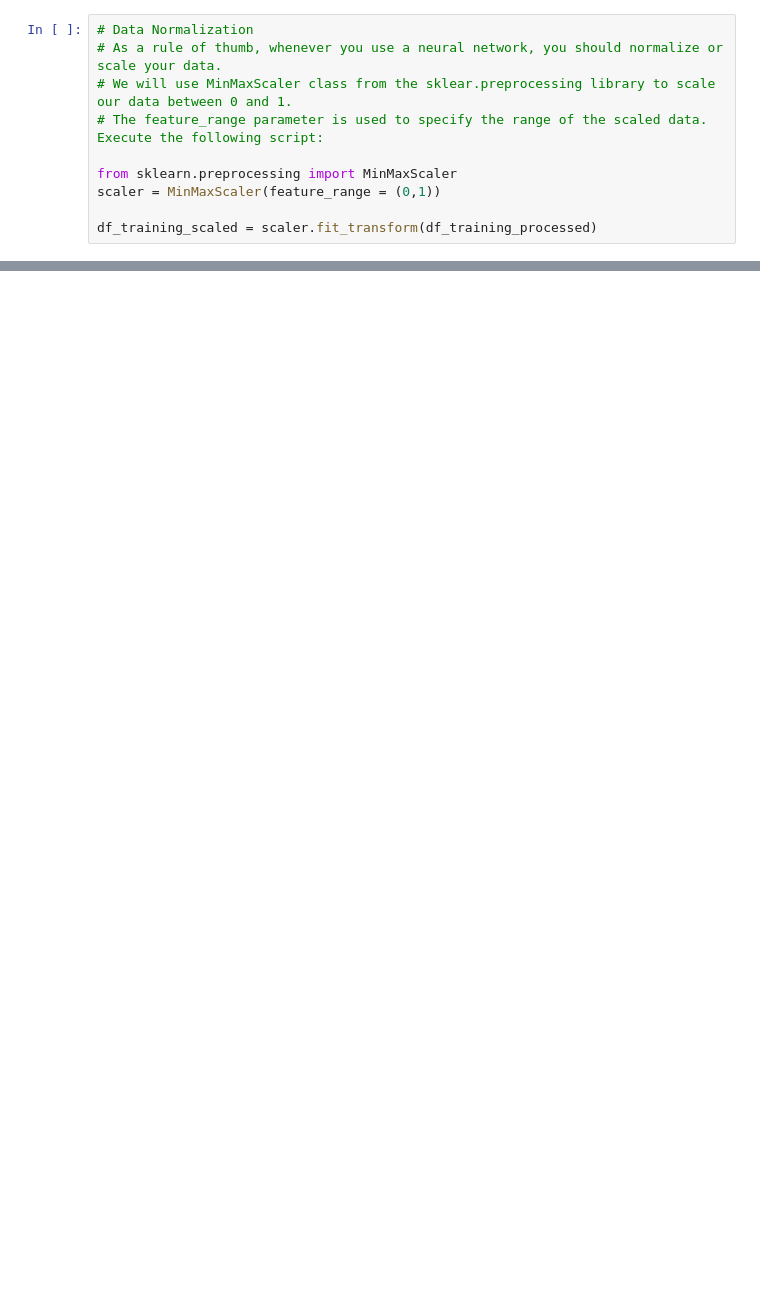
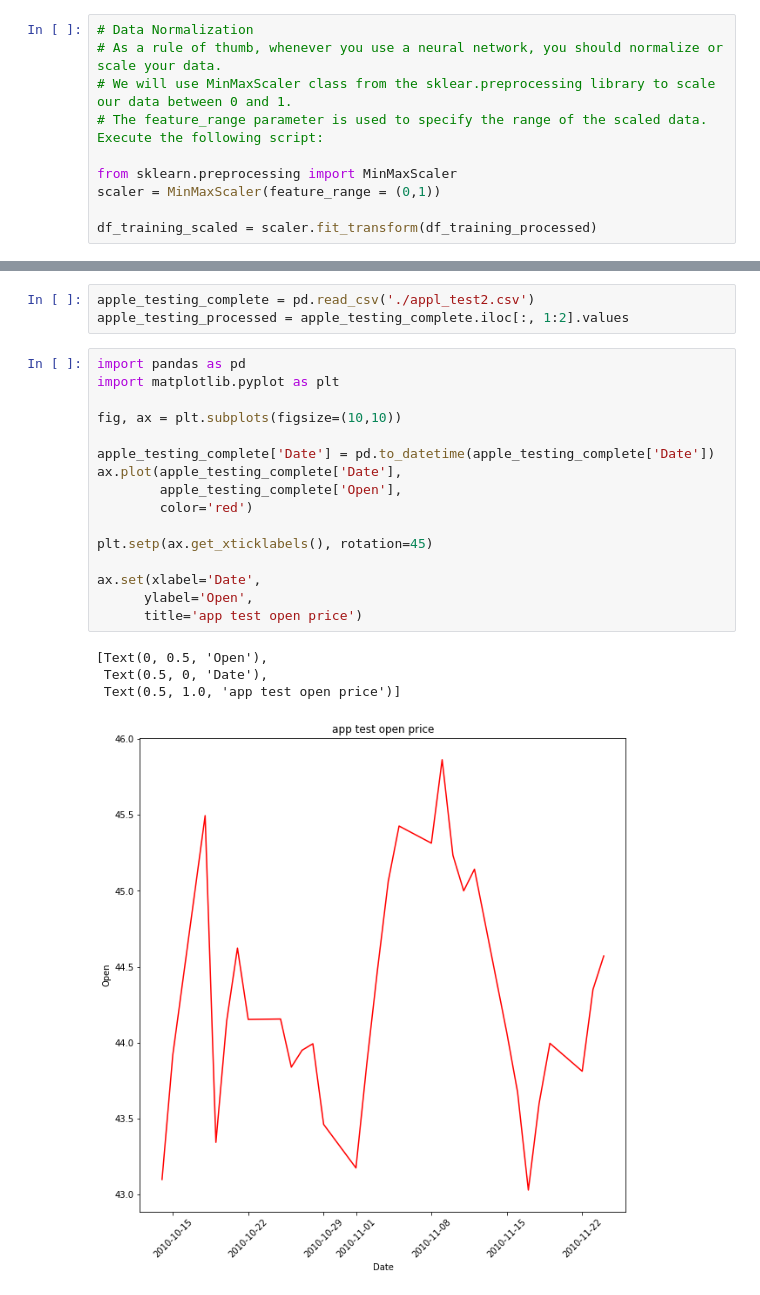
Before and after one commit to thomashuan88/python_ml, a Jupyter notebook: python - time series.ipynb, the cells around one changed output, grey strips where cells are left out. Cells and saved outputs as stored; diff of their text form; blank space fills up the shorter version.

```diff
--- a/python - time series.ipynb
+++ b/python - time series.ipynb
@@ -138,0 +161,24 @@ df_training_scaled = scaler.fit_transform(df_training_processed)
+# %%
+apple_testing_complete = pd.read_csv('./appl_test2.csv')
+apple_testing_processed = apple_testing_complete.iloc[:, 1:2].values
+# %%
+import pandas as pd
+import matplotlib.pyplot as plt
+
+fig, ax = plt.subplots(figsize=(10,10))
+
+apple_testing_complete['Date'] = pd.to_datetime(apple_testing_complete['Date'])
+ax.plot(apple_testing_complete['Date'],
+        apple_testing_complete['Open'],
+        color='red')
+
+plt.setp(ax.get_xticklabels(), rotation=45)
+
+ax.set(xlabel='Date',
+      ylabel='Open',
+      title='app test open price')
+# %% [output]
+[Text(0, 0.5, 'Open'),
+ Text(0.5, 0, 'Date'),
+ Text(0.5, 1.0, 'app test open price')]
+[figure, added]
```
Also changed, not shown: parts of 14 cells of this notebook, 4 other files.
